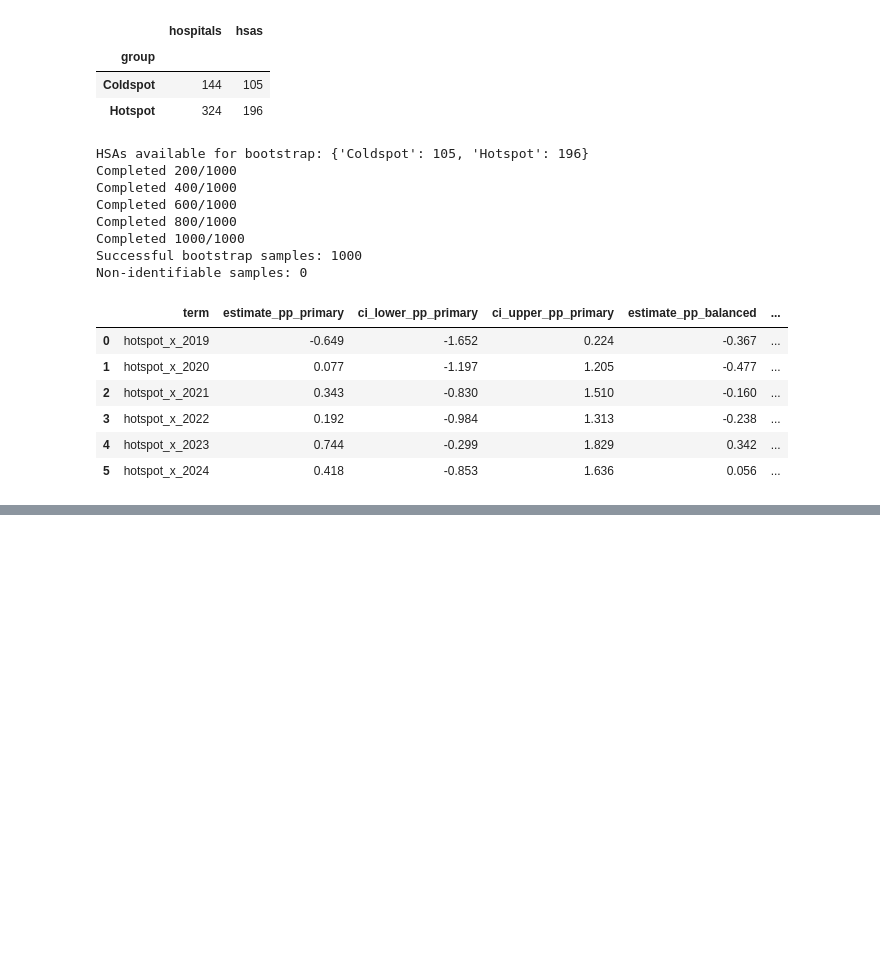
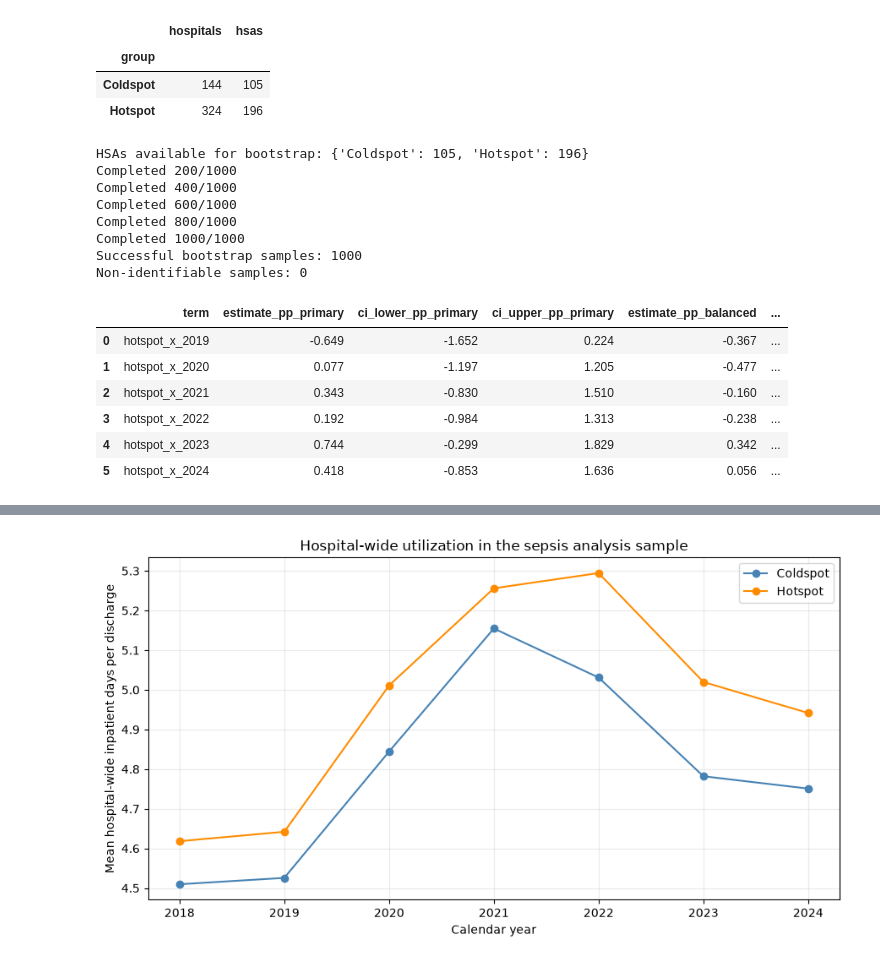
Before and after one commit to ellabellae/AIAdoptionHospitals, a Jupyter notebook: sepsis_2018-24.ipynb, the cells around one changed output, grey strips where cells are left out. Cells and saved outputs as stored; diff of their text form; code cells hidden in the pictures; blank space fills up the shorter version.

```diff
--- a/sepsis_2018-24.ipynb
+++ b/sepsis_2018-24.ipynb
@@ -756,0 +1379,94 @@ Descriptive annual means may reflect changing hospital composition. The fixed-ef
+# %%
+# using hospital-wide inpatient days summary
+# (length of stay is not sepsis-specific)
+
+los_frames = []
+
+for year in YEARS:
+    print(f"Loading inpatient-day data for {year}")
+
+    frame = fetch_cms_data(PROVIDER_APIS[year])
+    frame.columns = frame.columns.str.strip()
+
+    needed = ["Rndrng_Prvdr_CCN", "Tot_Days", "Tot_Dschrgs"]
+
+    missing = set(needed) - set(frame.columns)
+    if missing:
+        raise ValueError(f"{year}: missing fields {missing}")
+
+    frame = frame[needed].copy()
+    frame["year"] = year
+    los_frames.append(frame)
+
+provider_los = pd.concat(los_frames, ignore_index=True)
+
+provider_los = provider_los.rename(columns={
+    "Rndrng_Prvdr_CCN": "hospital",
+    "Tot_Days": "hospital_days",
+    "Tot_Dschrgs": "hospital_discharges"
+})
+for col in ["hospital_days", "hospital_discharges"]:
+    provider_los[col] = pd.to_numeric(
+        provider_los[col]
+        .astype("string")
+        .str.replace(",", "", regex=False),
+        errors="coerce"
+    )
+
+if provider_los.duplicated(["hospital", "year"]).any():
+    raise ValueError("Duplicate Provider hospital-year records")
+
+provider_los["days_per_discharge"] = (
+    provider_los["hospital_days"]
+    / provider_los["hospital_discharges"].where(
+        provider_los["hospital_discharges"] > 0
+    )
+)
+
+los_panel = primary.merge(
+    provider_los,
+    on=["hospital", "year"],
+    how="left",
+    validate="one_to_one"
+)
+print(
+    "Hospital-years missing days per discharge:",
+    los_panel["days_per_discharge"].isna().sum()
+)
+los_summary = (
+    los_panel.groupby(["year", "group"])
+    .agg(
+        hospitals_with_days=("days_per_discharge", "count"),
+        mean_days=("days_per_discharge", "mean"),
+        median_days=("days_per_discharge", "median")
+    )
+    .reset_index()
+)
+
+display(los_summary.round(2))
+
+fig, ax = plt.subplots(figsize=(9, 5))
+
+for group, subset in los_summary.groupby("group"):
+    ax.plot(
+        subset["year"],
+        subset["mean_days"],
+        marker="o",
+        label=group,
+        color=colors[group]
+    )
+ax.set(
+    xlabel="Calendar year",
+    ylabel="Mean hospital-wide inpatient days per discharge",
+    title="Hospital-wide utilization in the sepsis analysis sample"
+)
+ax.set_xticks(YEARS)
+ax.legend()
+ax.grid(alpha=0.25)
+
+fig.tight_layout()
+fig.savefig(OUTPUT_DIR / "hospital_wide_days_per_discharge.png", dpi=300, bbox_inches="tight")
+plt.show()
+
+#los_summary.to_csv(OUTPUT_DIR / "hospital_wide_days_summary.csv", index=False)
+# %% [output]
@@ -756,0 +1503 @@ Descriptive annual means may reflect changing hospital composition. The fixed-ef
+[figure, added]
```
Also changed, not shown: parts of 64 cells of this notebook, 6 other files.
